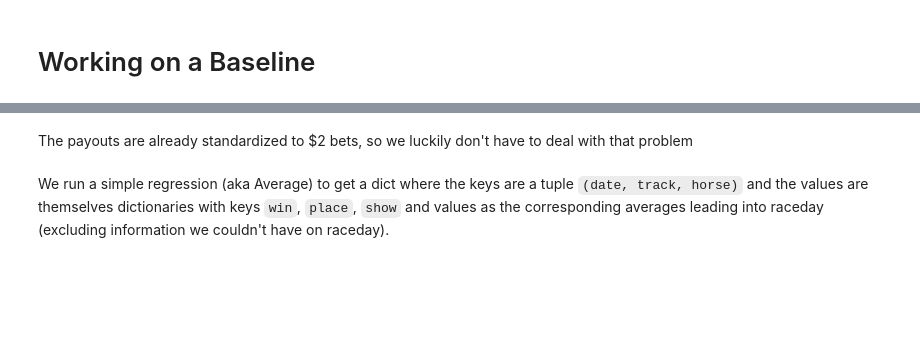
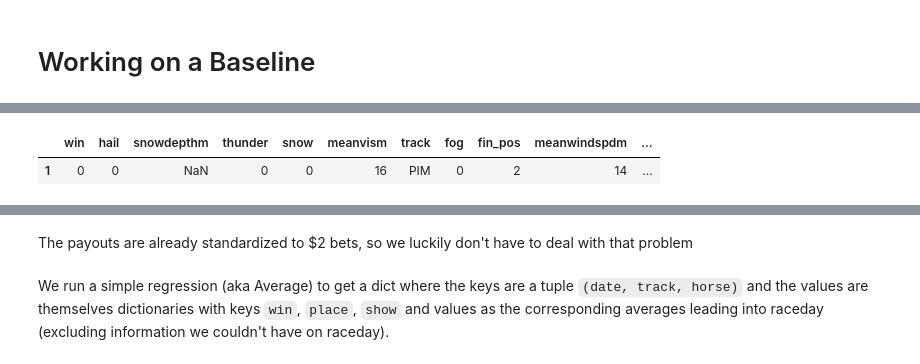
Before and after one commit to gebailey23/prettyponies, a Jupyter notebook: Making Models-William.ipynb, the cells around one changed output, grey strips where cells are left out. Saved outputs shown, nothing was run; the diff lists cells and outputs as text; code cells hidden in the pictures; blank space fills up the shorter version.

```diff
--- a/Making Models-William.ipynb
+++ b/Making Models-William.ipynb
@@ -80,0 +237,5 @@ set(['minhumidity', 'maxhumidity', 'meanwindspdm', 'meanpressurem', 'meandewptm'
+# %%
+xtest.iloc[[1]]
+# %% [output]
+|  | win | hail | snowdepthm | thunder | snow | meanvism | track | fog | fin_pos | meanwindspdm | ... |
+| 1 | 0 | 0 | NaN | 0 | 0 | 16 | PIM | 0 | 2 | 14 | ... |
```
Also changed, not shown: parts of 13 cells of this notebook.
